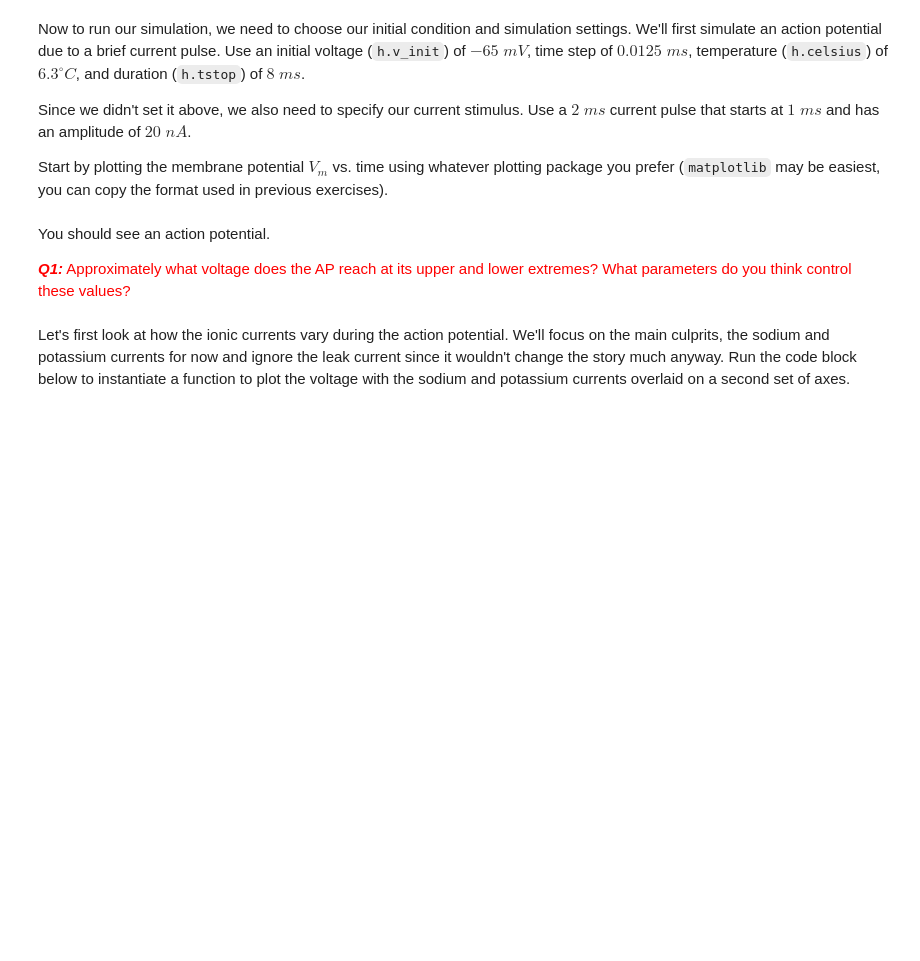
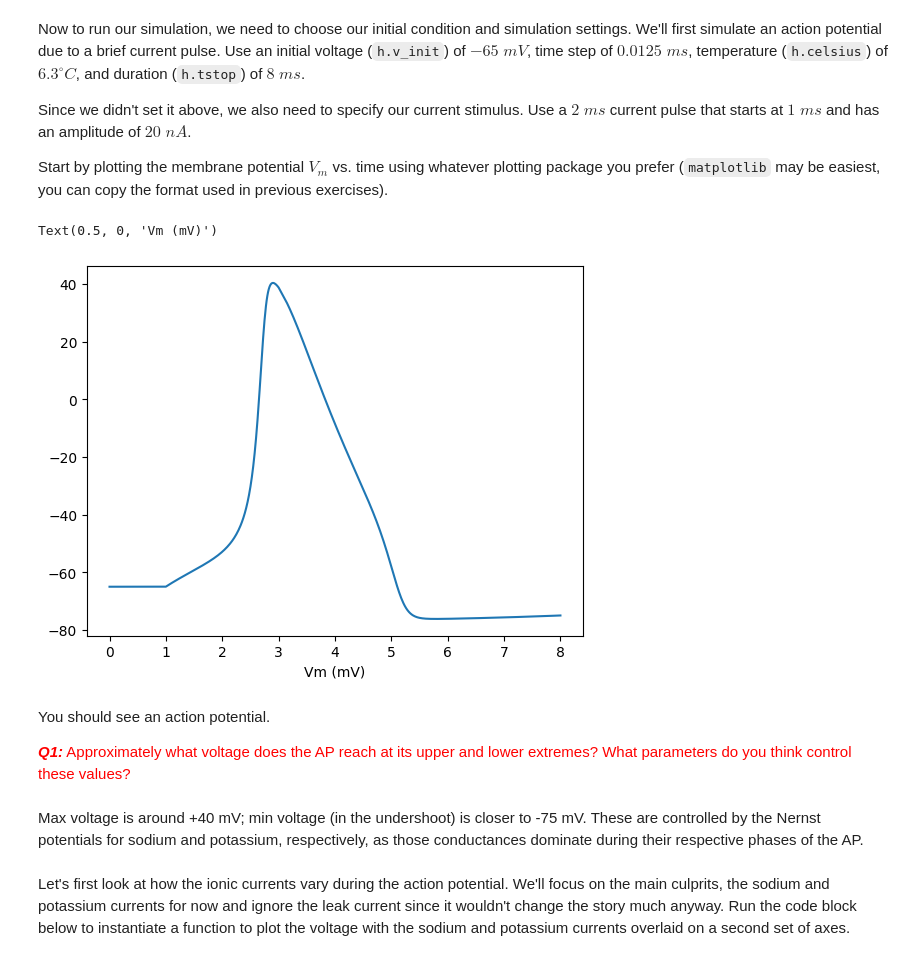
Before and after one commit to lw-miles24/7-CompModNervSys-HH2, a Jupyter notebook: CompModNervSys_exercise7.ipynb, the cells around one changed output. Drawn from its saved outputs; the diff is of its cells as text; code cells hidden in the pictures; blank space fills up the shorter version.

```diff
--- a/CompModNervSys_exercise7.ipynb
+++ b/CompModNervSys_exercise7.ipynb
@@ -51,14 +61,14 @@ for sec in h.allsec():
 
 axon = h.Section(name='axon')
 # Model geometry
-axon.diam =  # diameter in microns
-axon.L =  # length in microns
-axon.nseg =  # sets number of segments
+axon.diam = 500 # diameter in microns
+axon.L = 100 # length in microns
+axon.nseg = 1 # sets number of segments
 # Model biophysics
 axon.insert('hh')
 # Model instrumentation
 # Stimulation
-iclamp = h.IClamp(axon(0.5)) # add
+iclamp = h.IClamp(axon(0.5)) # add current clamp
 # Recordings
 t_vec = h.Vector().record(h._ref_t) # time vector
 V_vec = h.Vector().record(axon(0.5)._ref_v) # intracellular voltage (same as membrane potential in our case)
@@ -83,24 +93,34 @@ Since we didn't set it above, we also need to specify our current stimulus. Use
 Start by plotting the membrane potential $V_{m}$ vs. time using whatever plotting package you prefer (`matplotlib` may be easiest, you can copy the format used in previous exercises).
 # %%
 # Current clamp settings
-iclamp.delay = # ms
-iclamp.dur =  # ms
-iclamp.amp = # nA
+iclamp.delay = 1 # ms
+iclamp.dur = 2 # ms
+iclamp.amp = 20 # nA
 
 # Simulation settings
-h.v_init =  # mV - initial voltage of the model system
-h.dt =   # ms - time step
-h.celsius = # degrees celsius - temperature of simulation, set to room temperature
-h.tstop =  # ms - simulation duration
+h.v_init = -65 # mV - initial voltage of the model system
+h.dt = 0.0125 # ms - time step
+h.celsius = 6.3 # degrees celsius - temperature of simulation, set to room temperature
+h.tstop = 8 # ms - simulation duration
 
 # Run
 h.run()
 
 # Your plotting code goes here
+fig = plt.figure()
+ax = plt.axes()
+ax.plot(t_vec,V_vec)
+ax.set_xlabel('time (ms)')
+ax.set_xlabel('Vm (mV)')
+# %% [output]
+Text(0.5, 0, 'Vm (mV)')
+[figure, added]
 # %% [markdown]
 You should see an action potential.
 
 <font color='red'><b><i>Q1:</b></i> Approximately what voltage does the AP reach at its upper and lower extremes? What parameters do you think control these values?</font>
+# %% [markdown]
+Max voltage is around +40 mV; min voltage (in the undershoot) is closer to -75 mV. These are controlled by the Nernst potentials for sodium and potassium, respectively, as those conductances dominate during their respective phases of the AP.
 # %% [markdown]
 Let's first look at how the ionic currents vary during the action potential. We'll focus on the main culprits, the sodium and potassium currents for now and ignore the leak current since it wouldn't change the story much anyway. Run the code block below to instantiate a function to plot the voltage with the sodium and potassium currents overlaid on a second set of axes.
 # %%
```
Also changed, not shown: parts of 23 cells of this notebook.
